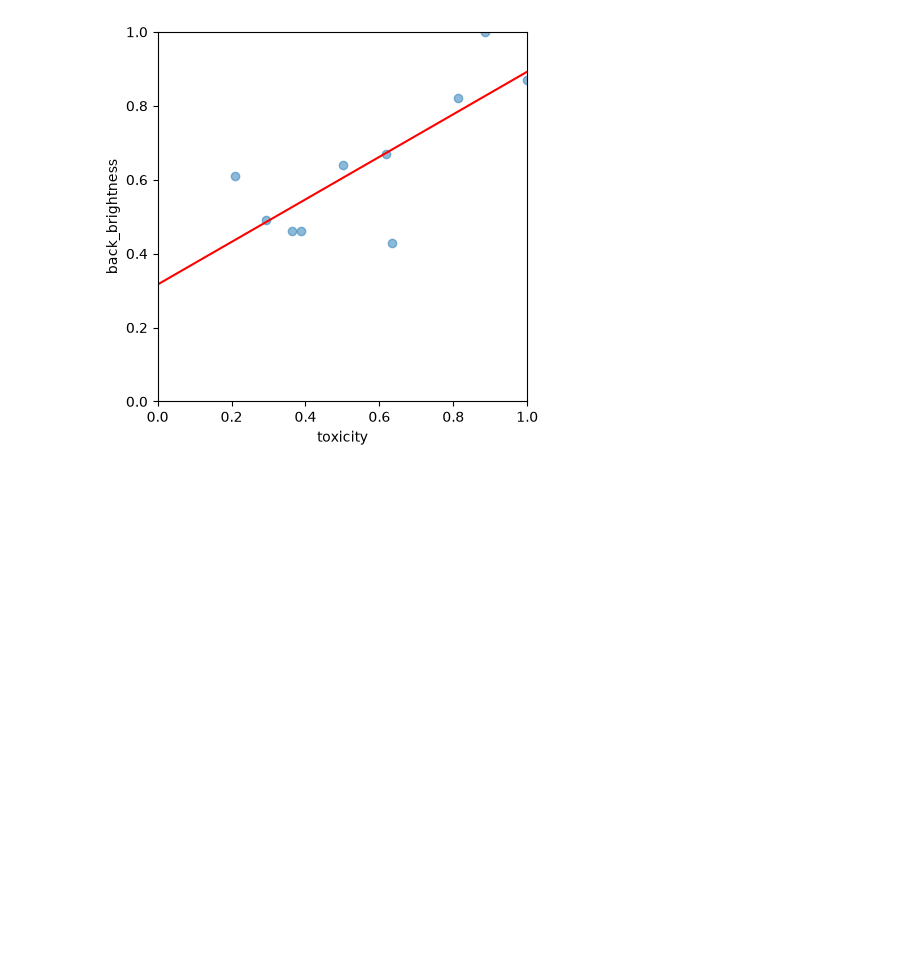
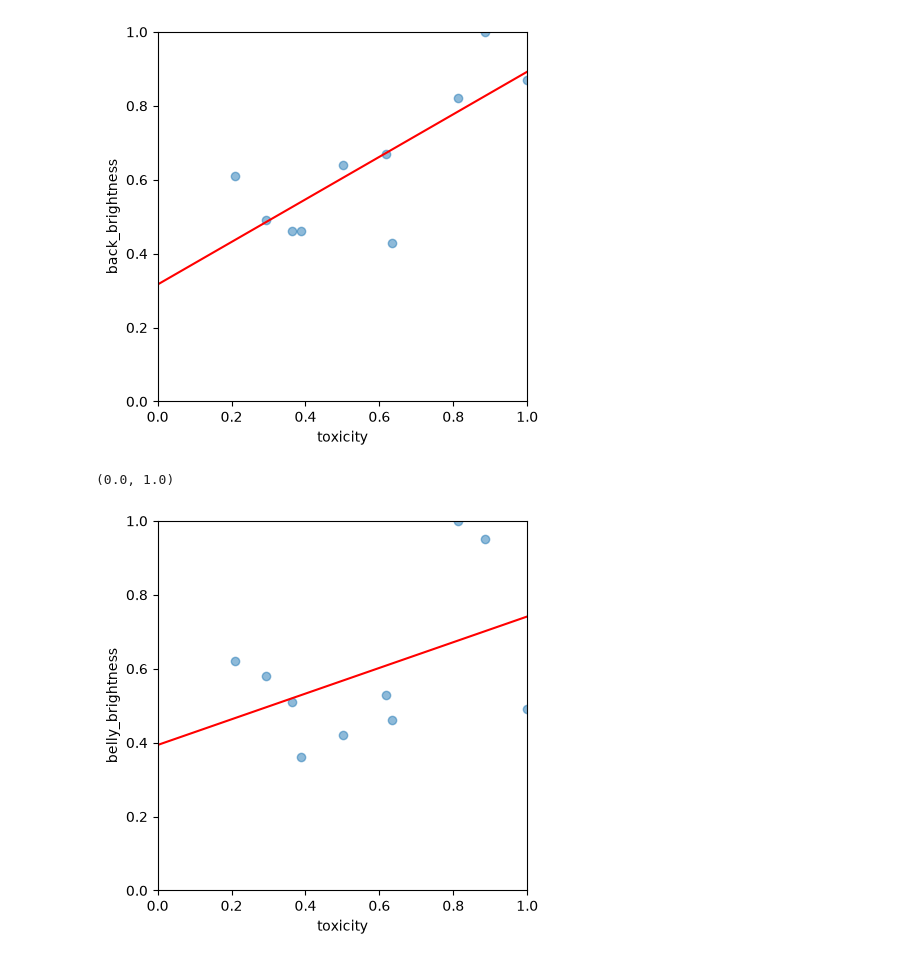
Before and after one commit to HTL3R-2627-SEW-5AX/2158_27_5AX_SEW_HTL3R, a Jupyter notebook: cisco_dse/chapter5/poison-dart-frogs-project/poison-dart-frogs.ipynb, the cells around one changed output. Drawn from its saved outputs; the diff is of its cells as text; code cells hidden in the pictures; blank space fills up the shorter version.

Commit message:
plot with scatter and brushed up with aspect but now with belly_brightness

```diff
--- a/cisco_dse/chapter5/poison-dart-frogs-project/poison-dart-frogs.ipynb
+++ b/cisco_dse/chapter5/poison-dart-frogs-project/poison-dart-frogs.ipynb
@@ -113,3 +113,19 @@ plt.ylim(0,1)
 # %% [output]
 (0.0, 1.0)
 [figure]
+# %%
+linear2 = LinearModel()
+linear2.fit(frog['toxicity'], frog['belly_brightness'])
+linear2.predict(frog['toxicity'])
+linear2.plot_model(0, 1, color="red")
+#linear1.print_model_info(self)
+plt.scatter(frog['toxicity'], frog['belly_brightness'], alpha=0.5)
+plt.xlabel('toxicity')
+plt.ylabel('belly_brightness')
+
+plt.gca().set_aspect(1)
+plt.xlim(0,1)
+plt.ylim(0,1)
+# %% [output]
+(0.0, 1.0)
+[figure, added]
```
